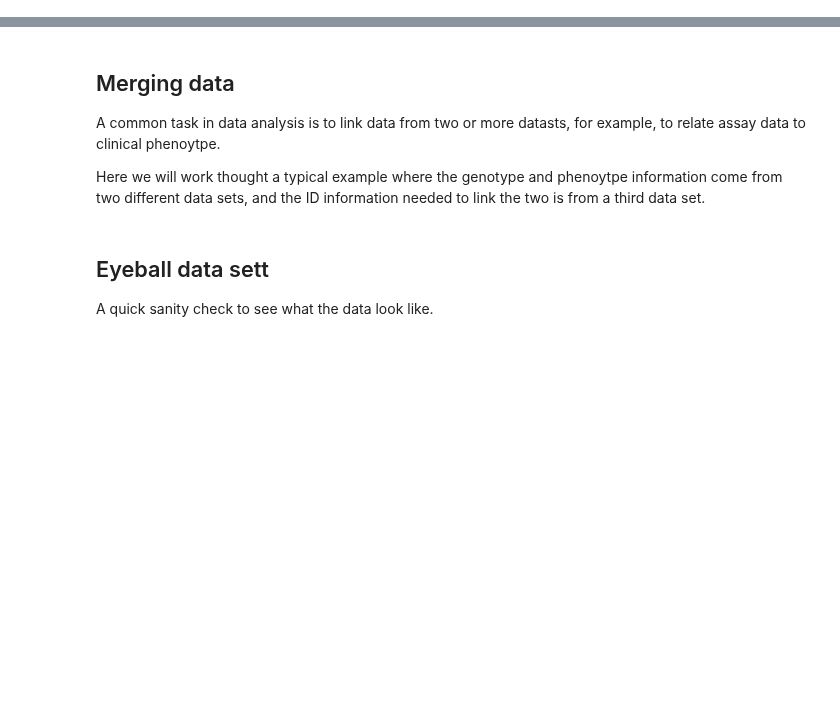
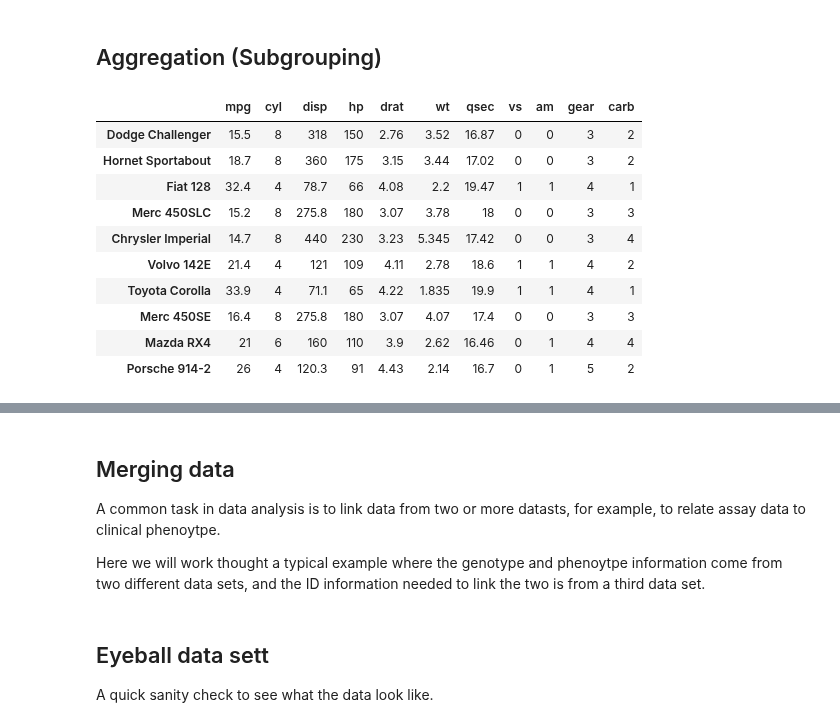
Before and after one commit to duke-biostats/ngs-2015, a Jupyter notebook: Wk1_Fri/Grouping and Aggregation.ipynb, the cells around one changed output, grey strips where cells are left out. Saved outputs shown, nothing was run; the diff lists cells and outputs as text; code cells hidden in the pictures; blank space fills up the shorter version.

```diff
--- a/Wk1_Fri/Grouping and Aggregation.ipynb
+++ b/Wk1_Fri/Grouping and Aggregation.ipynb
@@ -0,0 +93,18 @@
+# %% [markdown]
+Aggregation (Subgrouping)
+----
+# %%
+mt10 <- mtcars[sample(1:nrow(mtcars), 10, replace=FALSE),]
+mt10
+# %% [output]
+|  | mpg | cyl | disp | hp | drat | wt | qsec | vs | am | gear | carb |
+| Dodge Challenger | 15.5 | 8 | 318 | 150 | 2.76 | 3.52 | 16.87 | 0 | 0 | 3 | 2 |
+| Hornet Sportabout | 18.7 | 8 | 360 | 175 | 3.15 | 3.44 | 17.02 | 0 | 0 | 3 | 2 |
+| Fiat 128 | 32.4 | 4 | 78.7 | 66 | 4.08 | 2.2 | 19.47 | 1 | 1 | 4 | 1 |
+| Merc 450SLC | 15.2 | 8 | 275.8 | 180 | 3.07 | 3.78 | 18 | 0 | 0 | 3 | 3 |
+| Chrysler Imperial | 14.7 | 8 | 440 | 230 | 3.23 | 5.345 | 17.42 | 0 | 0 | 3 | 4 |
+| Volvo 142E | 21.4 | 4 | 121 | 109 | 4.11 | 2.78 | 18.6 | 1 | 1 | 4 | 2 |
+| Toyota Corolla | 33.9 | 4 | 71.1 | 65 | 4.22 | 1.835 | 19.9 | 1 | 1 | 4 | 1 |
+| Merc 450SE | 16.4 | 8 | 275.8 | 180 | 3.07 | 4.07 | 17.4 | 0 | 0 | 3 | 3 |
+| Mazda RX4 | 21 | 6 | 160 | 110 | 3.9 | 2.62 | 16.46 | 0 | 1 | 4 | 4 |
+| Porsche 914-2 | 26 | 4 | 120.3 | 91 | 4.43 | 2.14 | 16.7 | 0 | 1 | 5 | 2 |
```
Also changed, not shown: parts of 35 cells of this notebook, 3 other files.
